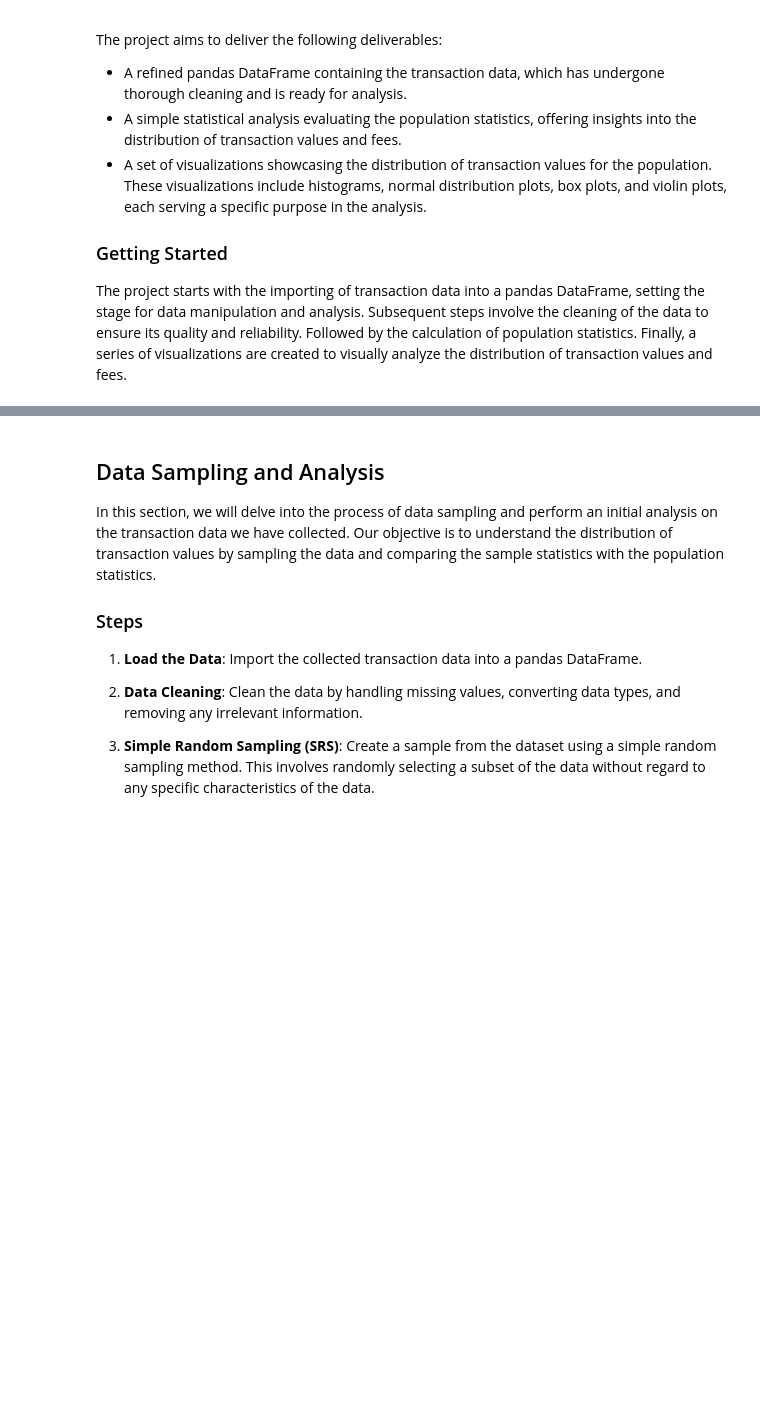
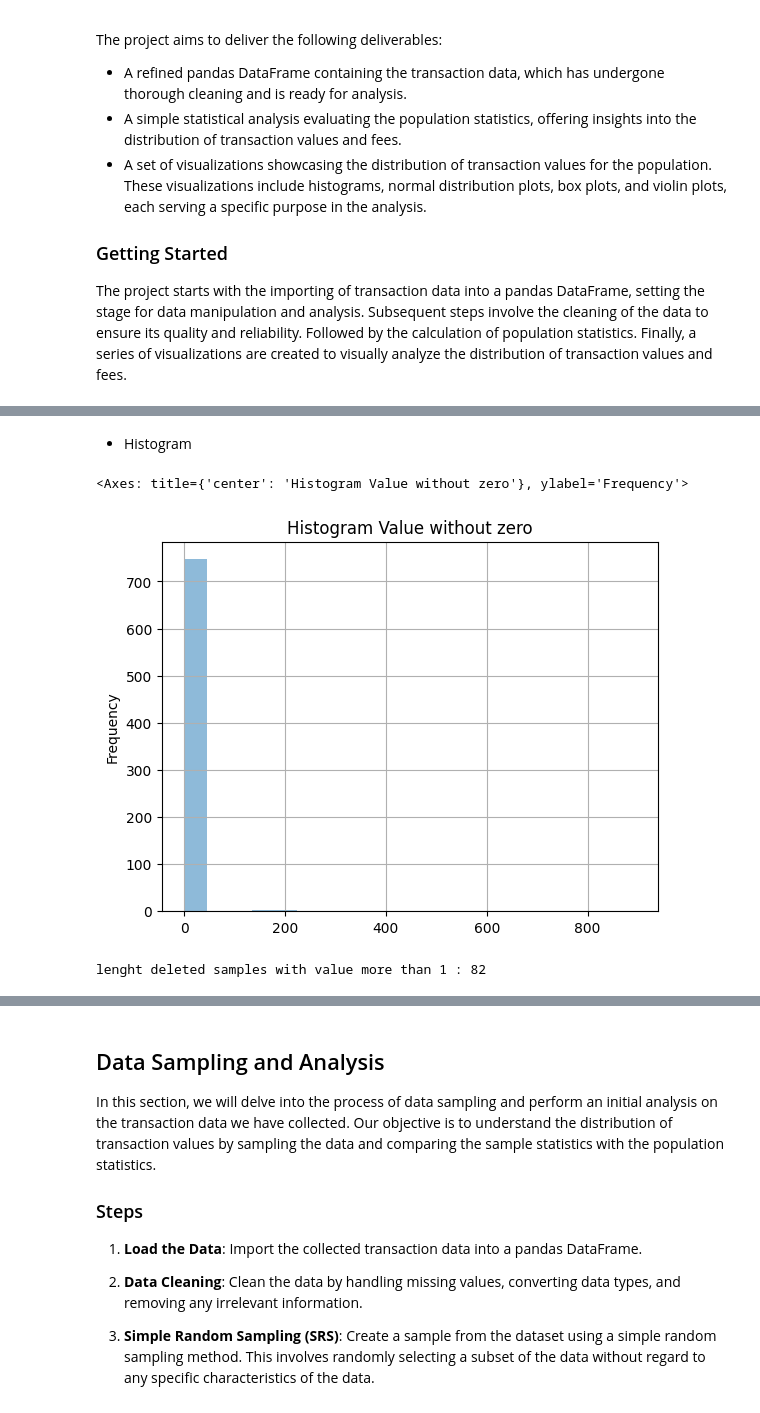
Before and after one commit to amirmfarzane/Data-Science-Course-Projects, a Jupyter notebook: CA0/CA0.ipynb, the cells around one changed output, grey strips where cells are left out. Saved outputs shown, nothing was run; the diff lists cells and outputs as text; code cells hidden in the pictures; blank space fills up the shorter version.

```diff
--- a/CA0/CA0.ipynb
+++ b/CA0/CA0.ipynb
@@ -243,0 +286,8 @@ The project starts with the importing of transaction data into a pandas DataFram
+# %% [markdown]
+- Histogram
+# %%
+df_Value_without_zero['Value'].plot(kind='hist', bins=(20), density=False, alpha=0.5, label='Histogram of Value', grid=True,
+                                    title = "Histogram Value without zero")
+# %% [output]
+<Axes: title={'center': 'Histogram Value without zero'}, ylabel='Frequency'>
+[figure, added]
@@ -243,0 +296,5 @@ The project starts with the importing of transaction data into a pandas DataFram
+# %%
+text = "lenght deleted samples with value more than 1 : {} ".format(len(df_Value_without_zero) - len(df2))
+print(text)
+# %% [output]
+lenght deleted samples with value more than 1 : 82
```
Also changed, not shown: parts of 46 cells of this notebook.
